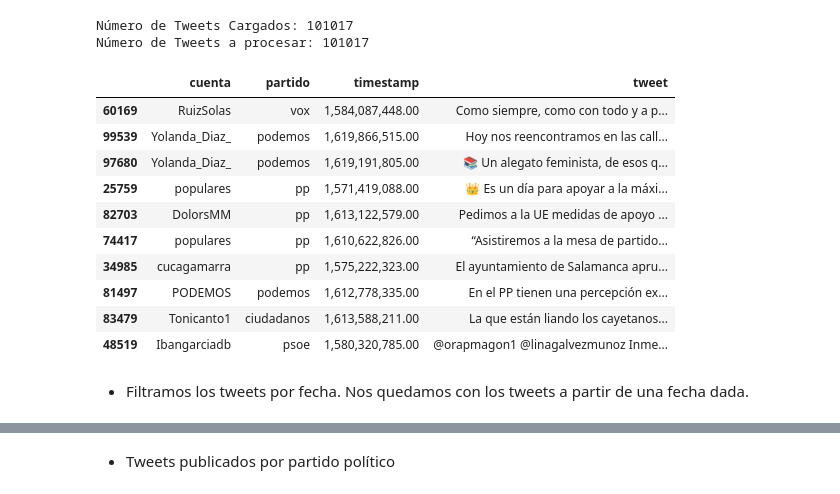
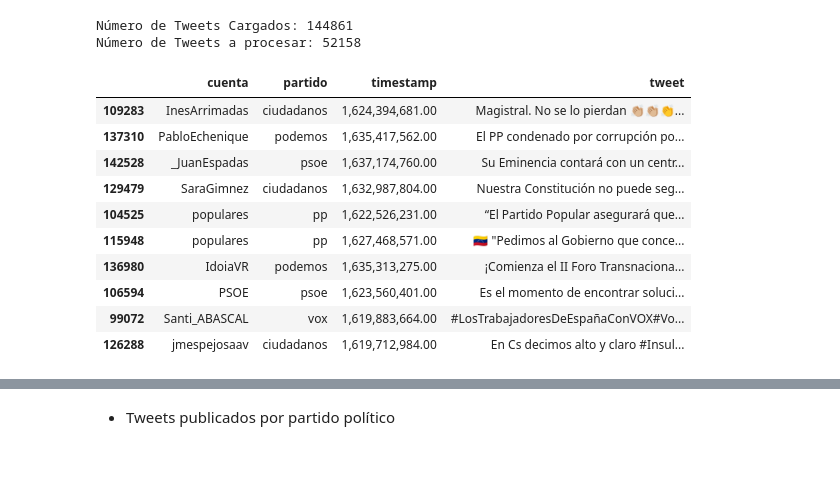
Before and after one commit to RicardoMoya/NLP_with_Python, a Jupyter notebook: 17_TensorFlow_Keras_LSTM_Tendencias_Politicas_Twitter.ipynb, the cells around one changed output, grey strips where cells are left out. Cells and saved outputs as stored; diff of their text form; code cells hidden in the pictures; blank space fills up the shorter version.

```diff
--- a/17_TensorFlow_Keras_LSTM_Tendencias_Politicas_Twitter.ipynb
+++ b/17_TensorFlow_Keras_LSTM_Tendencias_Politicas_Twitter.ipynb
@@ -40,34 +40,40 @@
 # %%
+import datetime
+import numpy as np
+import time
 import pandas as pd
-import numpy as np
 pd.options.display.float_format = '{:,.2f}'.format
 
+# Leemos el fichero y lo pasamos a un DataFrame
 TWEETS_FILE = './data/tweets_politica.csv'
-df = pd.read_csv(TWEETS_FILE, sep='::::', engine='python', error_bad_lines=False)
+df = pd.read_csv(TWEETS_FILE, sep='::::', engine='python')
 
 # Eliminamos los tweets que tengan algún valor a nulo
 df = df.dropna()
 print('Número de Tweets Cargados: {num}'.format(num=df.shape[0]))
 
 # Los ordenamos por fecha
 df = df.sort_values(by='timestamp')
 
-# Imprimimos el número de tweets a procesar
+# Filtramos los tweets a partir de una fecha
+DATE = "01/04/2021"
+timestamp = time.mktime(datetime.datetime.strptime(DATE, "%d/%m/%Y").timetuple())
+df = df[df.timestamp >= timestamp]
+
+# Mostramos un sample y el número de tweets a procesar
 print('Número de Tweets a procesar: {num}'.format(num=df.shape[0]))
 df.sample(10)
 # %% [output]
-Número de Tweets Cargados: 101017
-Número de Tweets a procesar: 101017
+Número de Tweets Cargados: 144861
+Número de Tweets a procesar: 52158
 |  | cuenta | partido | timestamp | tweet |
-| 60169 | RuizSolas | vox | 1,584,087,448.00 | Como siempre, como con todo y a p... |
-| 99539 | Yolanda_Diaz_ | podemos | 1,619,866,515.00 | Hoy nos reencontramos en las call... |
-| 97680 | Yolanda_Diaz_ | podemos | 1,619,191,805.00 | 📚 Un alegato feminista, de esos q... |
-| 25759 | populares | pp | 1,571,419,088.00 | 👑 Es un día para apoyar a la máxi... |
-| 82703 | DolorsMM | pp | 1,613,122,579.00 | Pedimos a la UE medidas de apoyo ... |
-| 74417 | populares | pp | 1,610,622,826.00 | “Asistiremos a la mesa de partido... |
-| 34985 | cucagamarra | pp | 1,575,222,323.00 | El ayuntamiento de Salamanca apru... |
-| 81497 | PODEMOS | podemos | 1,612,778,335.00 | En el PP tienen una percepción ex... |
-| 83479 | Tonicanto1 | ciudadanos | 1,613,588,211.00 | La que están liando los cayetanos... |
-| 48519 | Ibangarciadb | psoe | 1,580,320,785.00 | @orapmagon1 @linagalvezmunoz Inme... |
+| 109283 | InesArrimadas | ciudadanos | 1,624,394,681.00 | Magistral. No se lo pierdan 👏🏼👏🏼👏... |
+| 137310 | PabloEchenique | podemos | 1,635,417,562.00 | El PP condenado por corrupción po... |
+| 142528 | _JuanEspadas | psoe | 1,637,174,760.00 | Su Eminencia contará con un centr... |
+| 129479 | SaraGimnez | ciudadanos | 1,632,987,804.00 | Nuestra Constitución no puede seg... |
+| 104525 | populares | pp | 1,622,526,231.00 | “El Partido Popular asegurará que... |
+| 115948 | populares | pp | 1,627,468,571.00 | 🇻🇪 "Pedimos al Gobierno que conce... |
+| 136980 | IdoiaVR | podemos | 1,635,313,275.00 | ¡Comienza el II Foro Transnaciona... |
+| 106594 | PSOE | psoe | 1,623,560,401.00 | Es el momento de encontrar soluci... |
+| 99072 | Santi_ABASCAL | vox | 1,619,883,664.00 | #LosTrabajadoresDeEspañaConVOX#Vo... |
+| 126288 | jmespejosaav | ciudadanos | 1,619,712,984.00 | En Cs decimos alto y claro #Insul... |
-# %% [markdown]
-* Filtramos los tweets por fecha. Nos quedamos con los tweets a partir de una fecha dada.
```
Also changed, not shown: parts of 20 cells of this notebook.
